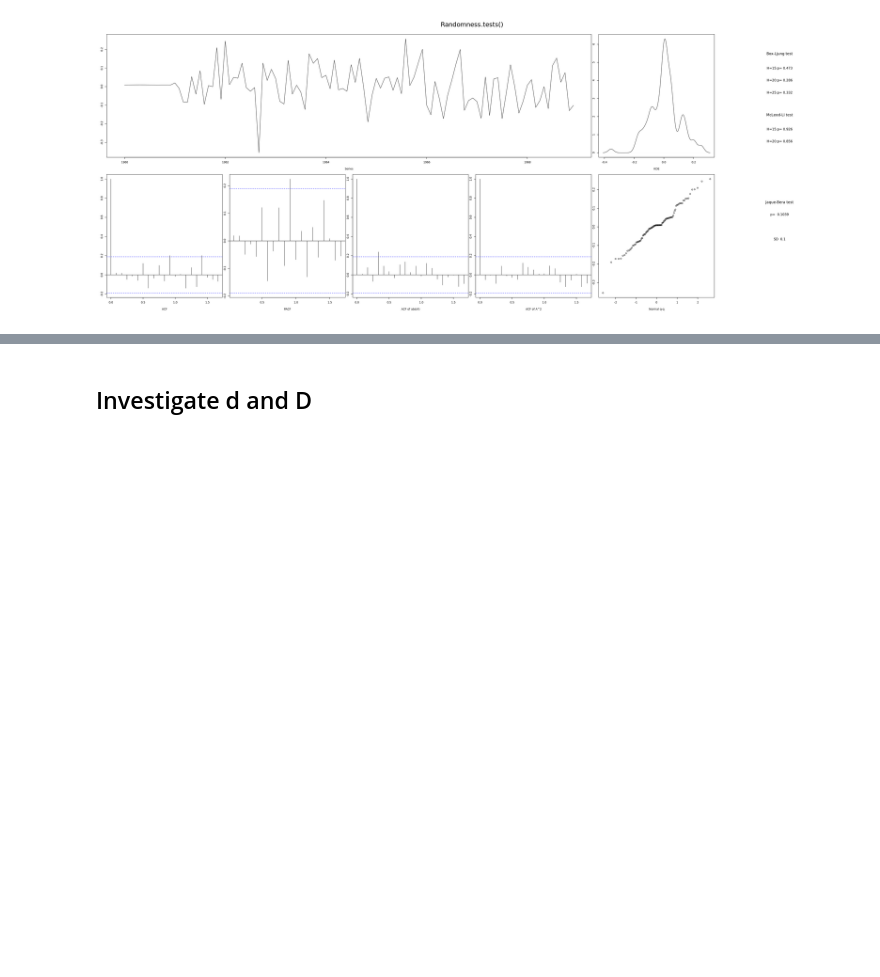
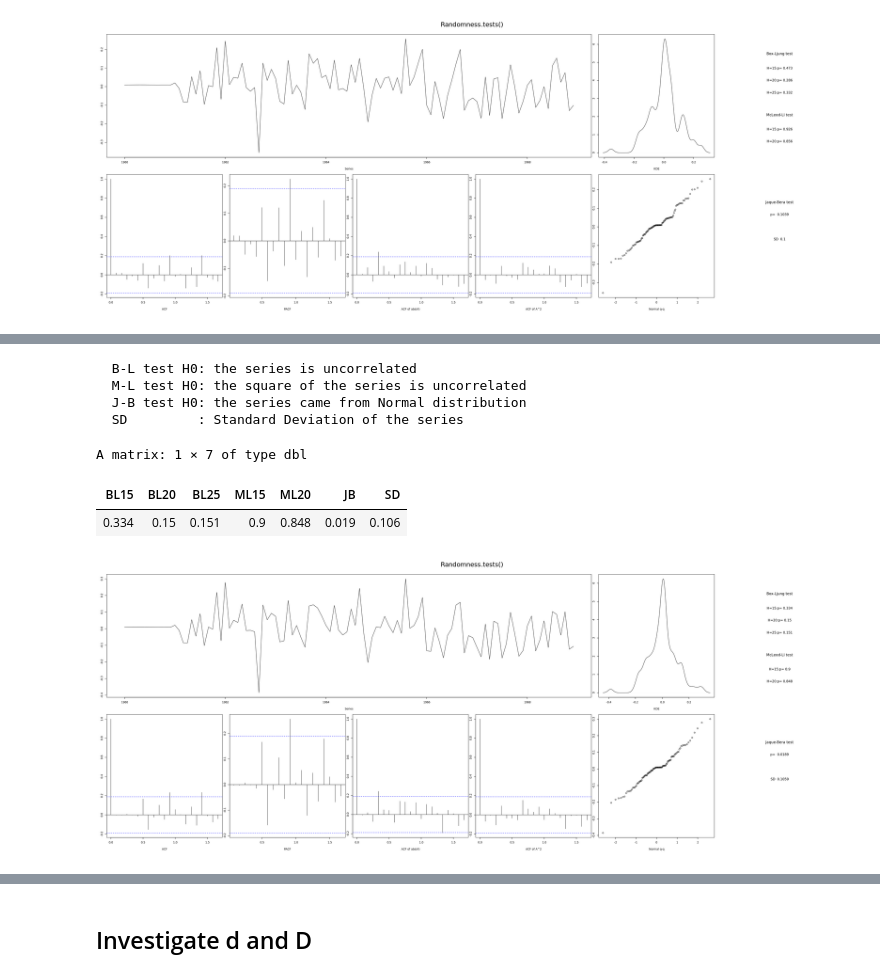
Before and after one commit to EricMaibach/TimeSeries, a Jupyter notebook: FinalProject.ipynb, the cells around one changed output, grey strips where cells are left out. Cells and saved outputs as stored; diff of their text form; code cells hidden in the pictures; blank space fills up the shorter version.

```diff
--- a/FinalProject.ipynb
+++ b/FinalProject.ipynb
@@ -123,0 +124,3 @@ Overall the model seems adequate.
+# %%
+Fit22 <- Arima(D1, lambda=0, order=c(2,0,0), seasonal=c(0,1,1), include.drift = TRUE)
+Fit22
@@ -123,0 +139,11 @@ Overall the model seems adequate.
+# %%
+Randomness.tests(Fit22$residuals)
+# %% [output]
+  B-L test H0: the series is uncorrelated
+  M-L test H0: the square of the series is uncorrelated
+  J-B test H0: the series came from Normal distribution
+  SD         : Standard Deviation of the series
+A matrix: 1 × 7 of type dbl
+| BL15 | BL20 | BL25 | ML15 | ML20 | JB | SD |
+| 0.334 | 0.15 | 0.151 | 0.9 | 0.848 | 0.019 | 0.106 |
+[figure, added]
```
Also changed, not shown: parts of 12 cells of this notebook.
